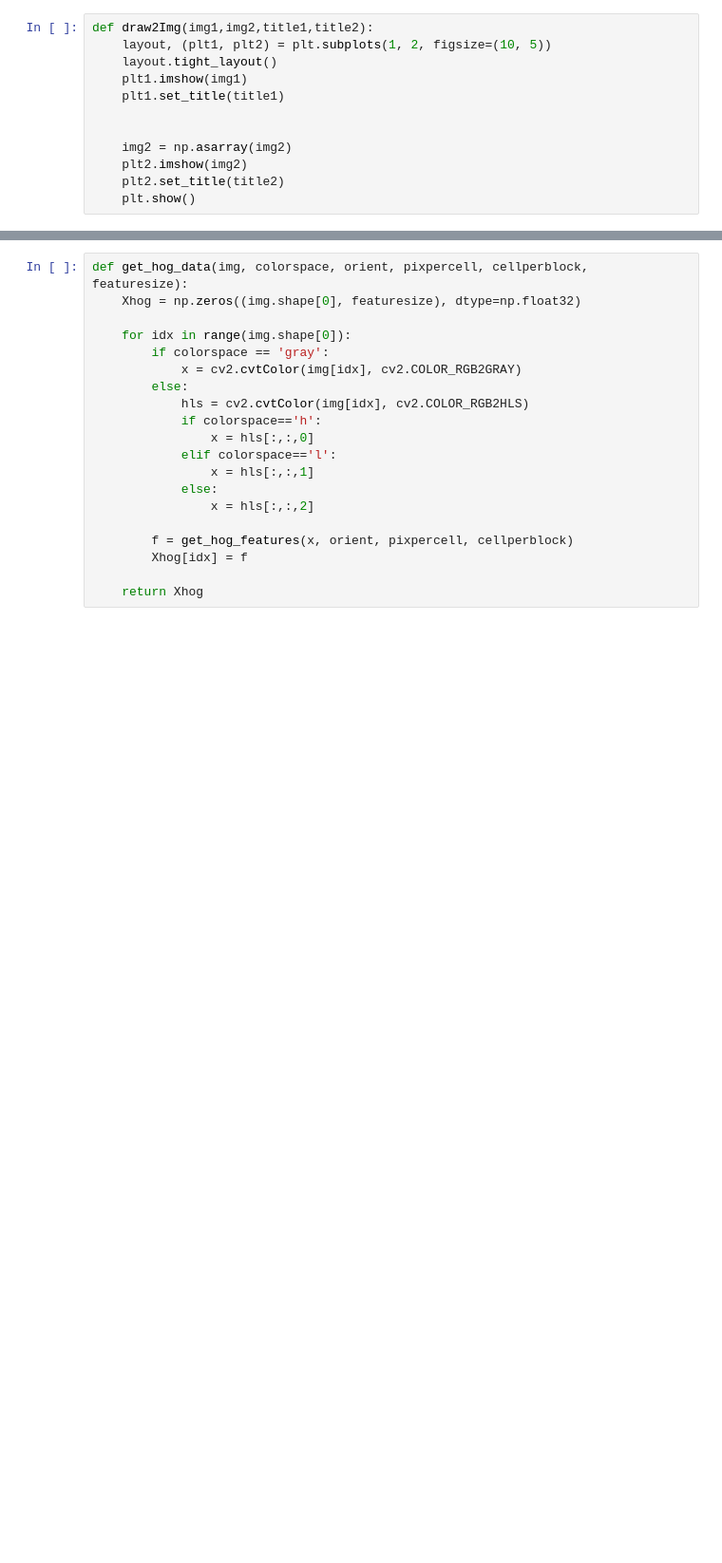
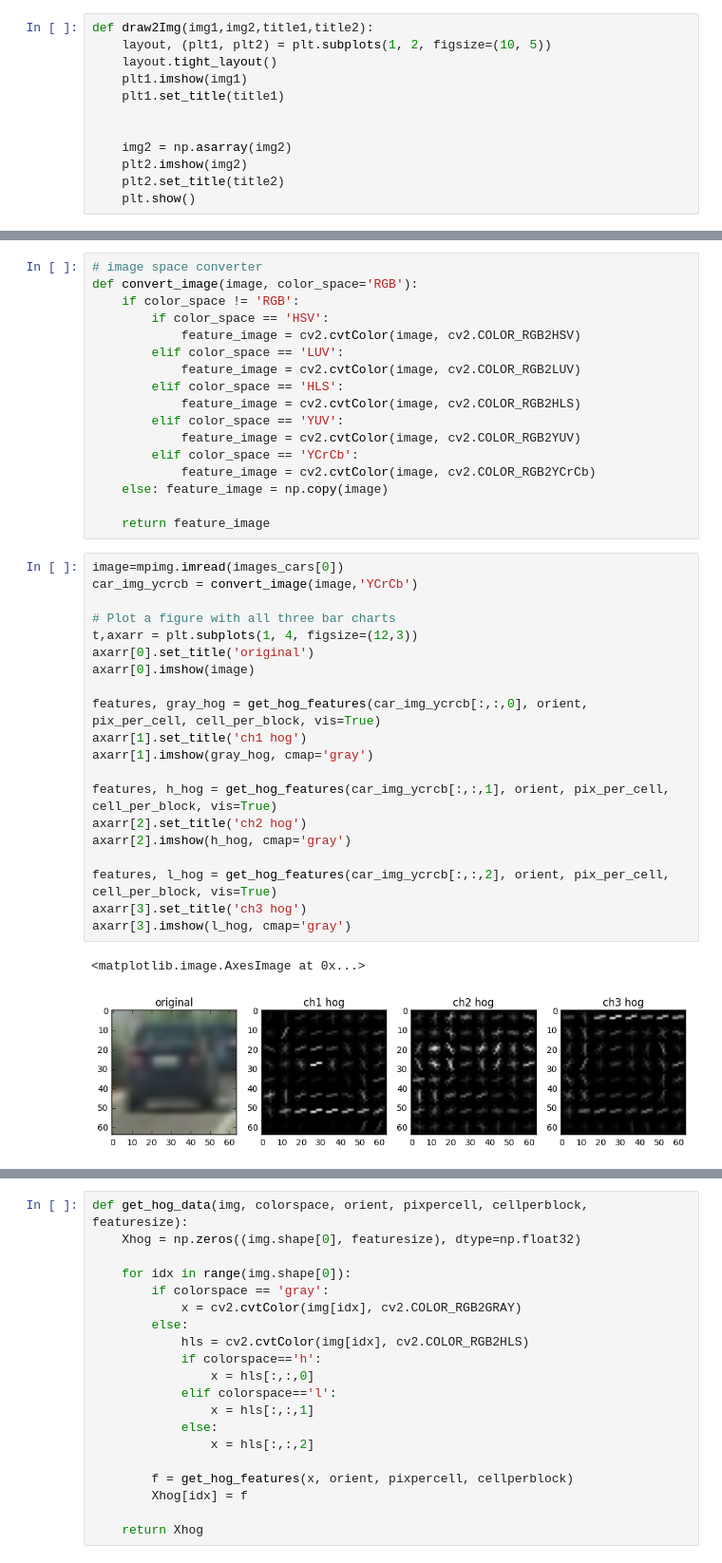
Before and after one commit to woshikangfei/Vehicle-Detection, a Jupyter notebook: Vehicle-Detection.ipynb, the cells around one changed output, grey strips where cells are left out. Shown at 95% size. Drawn from its saved outputs; the diff is of its cells as text; blank space fills up the shorter version.

```diff
--- a/Vehicle-Detection.ipynb
+++ b/Vehicle-Detection.ipynb
@@ -146,0 +141,40 @@ axarr[4].imshow(s_hog, cmap='gray')
+# %%
+# image space converter
+def convert_image(image, color_space='RGB'):
+    if color_space != 'RGB':
+        if color_space == 'HSV':
+            feature_image = cv2.cvtColor(image, cv2.COLOR_RGB2HSV)
+        elif color_space == 'LUV':
+            feature_image = cv2.cvtColor(image, cv2.COLOR_RGB2LUV)
+        elif color_space == 'HLS':
+            feature_image = cv2.cvtColor(image, cv2.COLOR_RGB2HLS)
+        elif color_space == 'YUV':
+            feature_image = cv2.cvtColor(image, cv2.COLOR_RGB2YUV)
+        elif color_space == 'YCrCb':
+            feature_image = cv2.cvtColor(image, cv2.COLOR_RGB2YCrCb)
+    else: feature_image = np.copy(image)
+
+    return feature_image
+# %%
+image=mpimg.imread(images_cars[0])
+car_img_ycrcb = convert_image(image,'YCrCb')
+
+# Plot a figure with all three bar charts
+t,axarr = plt.subplots(1, 4, figsize=(12,3))
+axarr[0].set_title('original')
+axarr[0].imshow(image)
+
+features, gray_hog = get_hog_features(car_img_ycrcb[:,:,0], orient, pix_per_cell, cell_per_block, vis=True)
+axarr[1].set_title('ch1 hog')
+axarr[1].imshow(gray_hog, cmap='gray')
+
+features, h_hog = get_hog_features(car_img_ycrcb[:,:,1], orient, pix_per_cell, cell_per_block, vis=True)
+axarr[2].set_title('ch2 hog')
+axarr[2].imshow(h_hog, cmap='gray')
+
+features, l_hog = get_hog_features(car_img_ycrcb[:,:,2], orient, pix_per_cell, cell_per_block, vis=True)
+axarr[3].set_title('ch3 hog')
+axarr[3].imshow(l_hog, cmap='gray')
+# %% [output]
+<matplotlib.image.AxesImage at 0x...>
+[figure, added]
```
Also changed, not shown: parts of 20 cells of this notebook, 2 other files.
